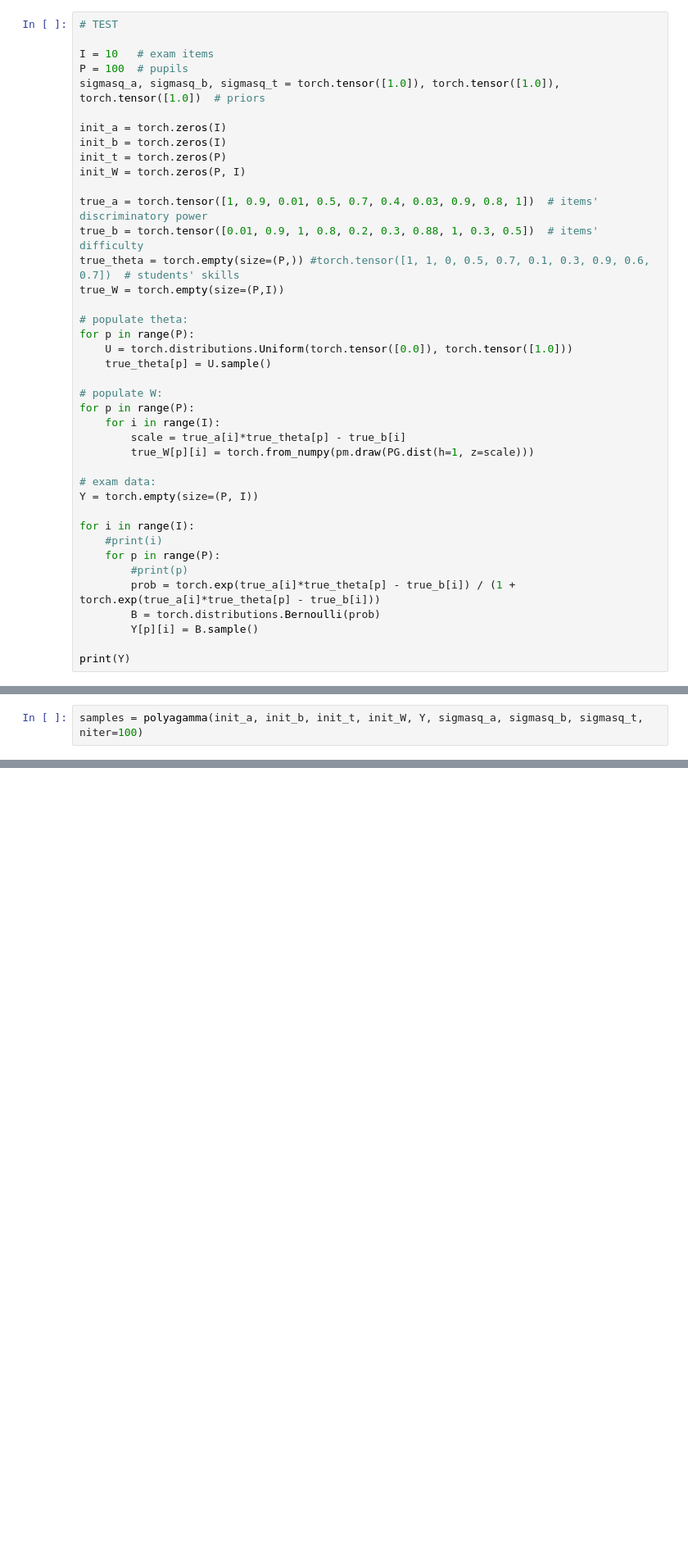
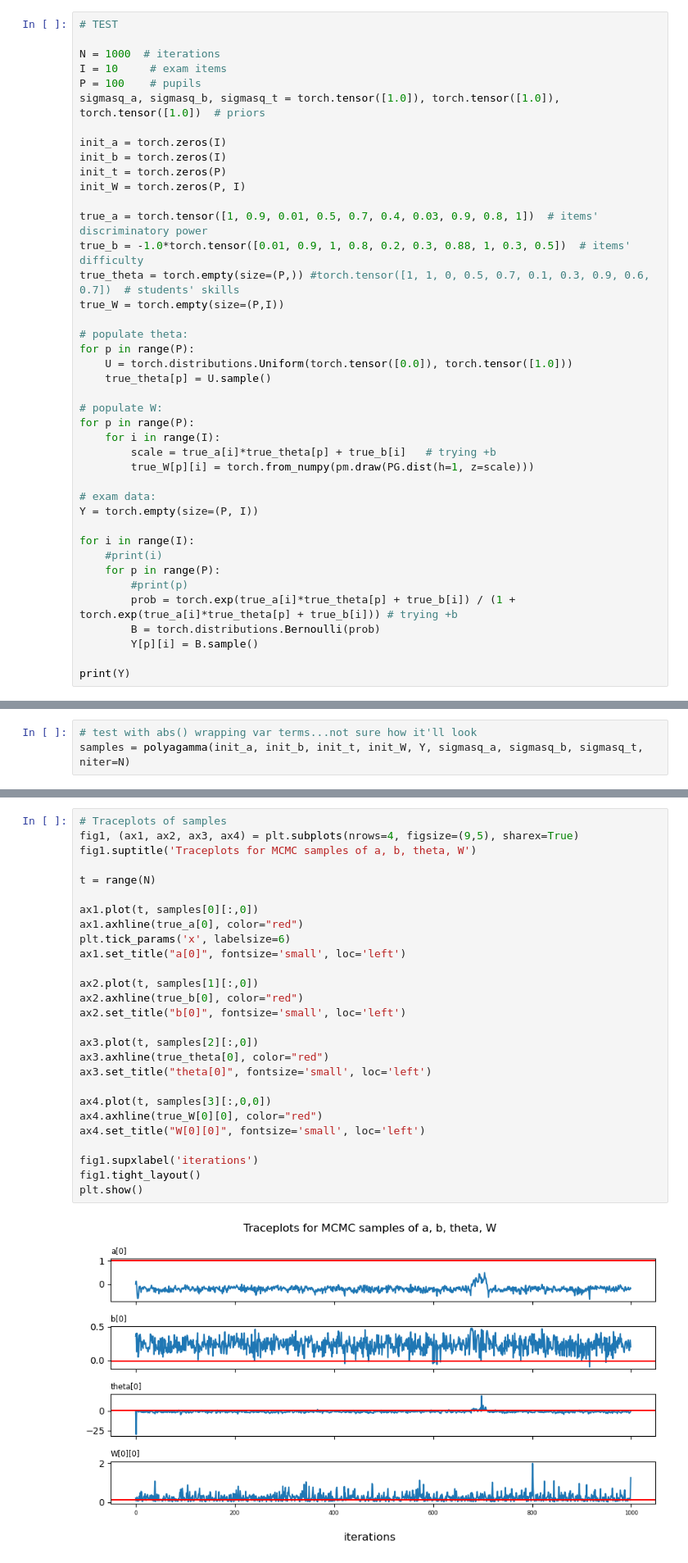
Before and after one commit to ghostpress/edu-IRT-MCMC, a Jupyter notebook: src/samplers/Polya-Gamma.ipynb, the cells around one changed output, grey strips where cells are left out. Shown: that part at 82% size. Cells and saved outputs as stored; diff of their text form; blank space fills up the shorter version.

```diff
--- a/src/samplers/Polya-Gamma.ipynb
+++ b/src/samplers/Polya-Gamma.ipynb
@@ -98,8 +107,9 @@ def polyagamma(init_a, init_b, init_t, init_w, y, sigmasq_a, sigmasq_b, sigmasq_
 # %%
 # TEST
 
-I = 10   # exam items
-P = 100  # pupils
+N = 1000  # iterations
+I = 10     # exam items
+P = 100    # pupils
 sigmasq_a, sigmasq_b, sigmasq_t = torch.tensor([1.0]), torch.tensor([1.0]), torch.tensor([1.0])  # priors
 
 init_a = torch.zeros(I)
@@ -108,7 +118,7 @@ init_t = torch.zeros(P)
 init_W = torch.zeros(P, I)
 
 true_a = torch.tensor([1, 0.9, 0.01, 0.5, 0.7, 0.4, 0.03, 0.9, 0.8, 1])  # items' discriminatory power
-true_b = torch.tensor([0.01, 0.9, 1, 0.8, 0.2, 0.3, 0.88, 1, 0.3, 0.5])  # items' difficulty
+true_b = -1.0*torch.tensor([0.01, 0.9, 1, 0.8, 0.2, 0.3, 0.88, 1, 0.3, 0.5])  # items' difficulty
 true_theta = torch.empty(size=(P,)) #torch.tensor([1, 1, 0, 0.5, 0.7, 0.1, 0.3, 0.9, 0.6, 0.7])  # students' skills
 true_W = torch.empty(size=(P,I))
 
@@ -120,7 +130,7 @@ for p in range(P):
 # populate W:
 for p in range(P):
     for i in range(I):
-        scale = true_a[i]*true_theta[p] - true_b[i]
+        scale = true_a[i]*true_theta[p] + true_b[i]   # trying +b
         true_W[p][i] = torch.from_numpy(pm.draw(PG.dist(h=1, z=scale)))
 
 # exam data:
@@ -130,7 +140,7 @@ for i in range(I):
     #print(i)
     for p in range(P):
         #print(p)
-        prob = torch.exp(true_a[i]*true_theta[p] - true_b[i]) / (1 + torch.exp(true_a[i]*true_theta[p] - true_b[i]))
+        prob = torch.exp(true_a[i]*true_theta[p] + true_b[i]) / (1 + torch.exp(true_a[i]*true_theta[p] + true_b[i])) # trying +b
         B = torch.distributions.Bernoulli(prob)
         Y[p][i] = B.sample()
 
@@ -156,5 +166,6 @@ tensor([[1., 0., 0., 0., 1., 0., 1., 0., 0., 1.],
 # %%
-samples = polyagamma(init_a, init_b, init_t, init_W, Y, sigmasq_a, sigmasq_b, sigmasq_t, niter=100)
+# test with abs() wrapping var terms...not sure how it'll look
+samples = polyagamma(init_a, init_b, init_t, init_W, Y, sigmasq_a, sigmasq_b, sigmasq_t, niter=N)
 # %% [output]
 Starting Gibbs sampler for Polya-Gamma...
 --------------------------------------------
@@ -184,0 +206,29 @@ nan
+# %%
+# Traceplots of samples
+fig1, (ax1, ax2, ax3, ax4) = plt.subplots(nrows=4, figsize=(9,5), sharex=True)
+fig1.suptitle('Traceplots for MCMC samples of a, b, theta, W')
+
+t = range(N)
+
+ax1.plot(t, samples[0][:,0])
+ax1.axhline(true_a[0], color="red")
+plt.tick_params('x', labelsize=6)
+ax1.set_title("a[0]", fontsize='small', loc='left')
+
+ax2.plot(t, samples[1][:,0])
+ax2.axhline(true_b[0], color="red")
+ax2.set_title("b[0]", fontsize='small', loc='left')
+
+ax3.plot(t, samples[2][:,0])
+ax3.axhline(true_theta[0], color="red")
+ax3.set_title("theta[0]", fontsize='small', loc='left')
+
+ax4.plot(t, samples[3][:,0,0])
+ax4.axhline(true_W[0][0], color="red")
+ax4.set_title("W[0][0]", fontsize='small', loc='left')
+
+fig1.supxlabel('iterations')
+fig1.tight_layout()
+plt.show()
+# %% [output]
+[figure, added]
```
Also changed, not shown: parts of 5 cells of this notebook.
